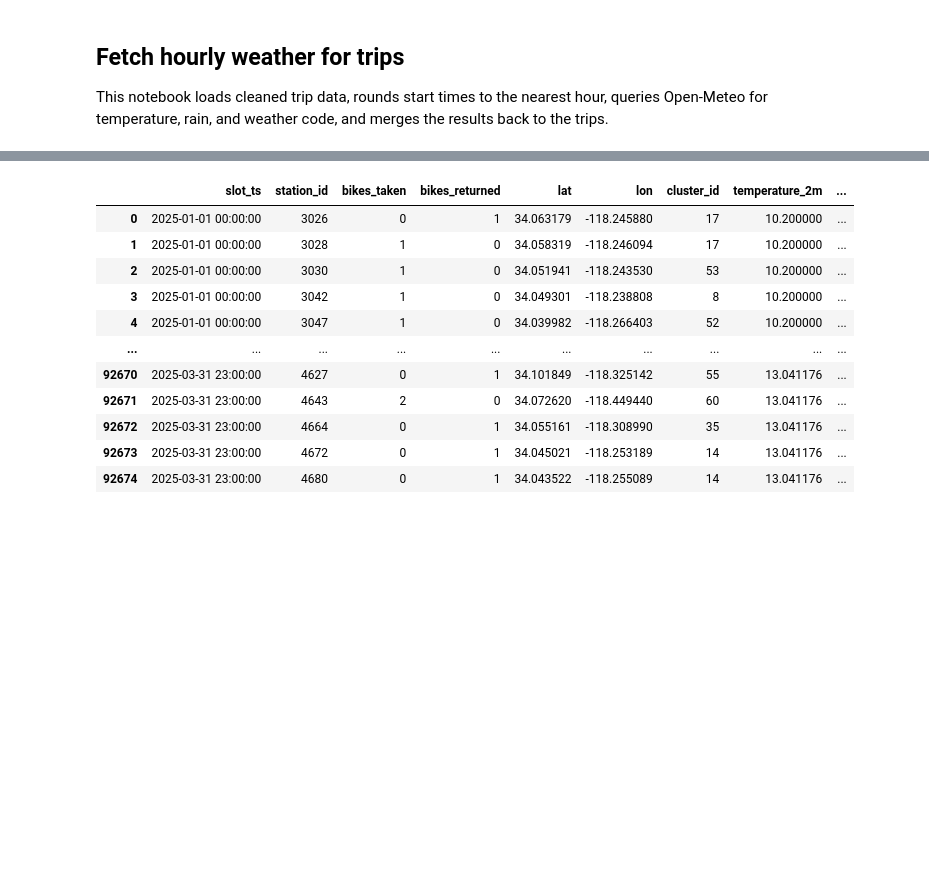
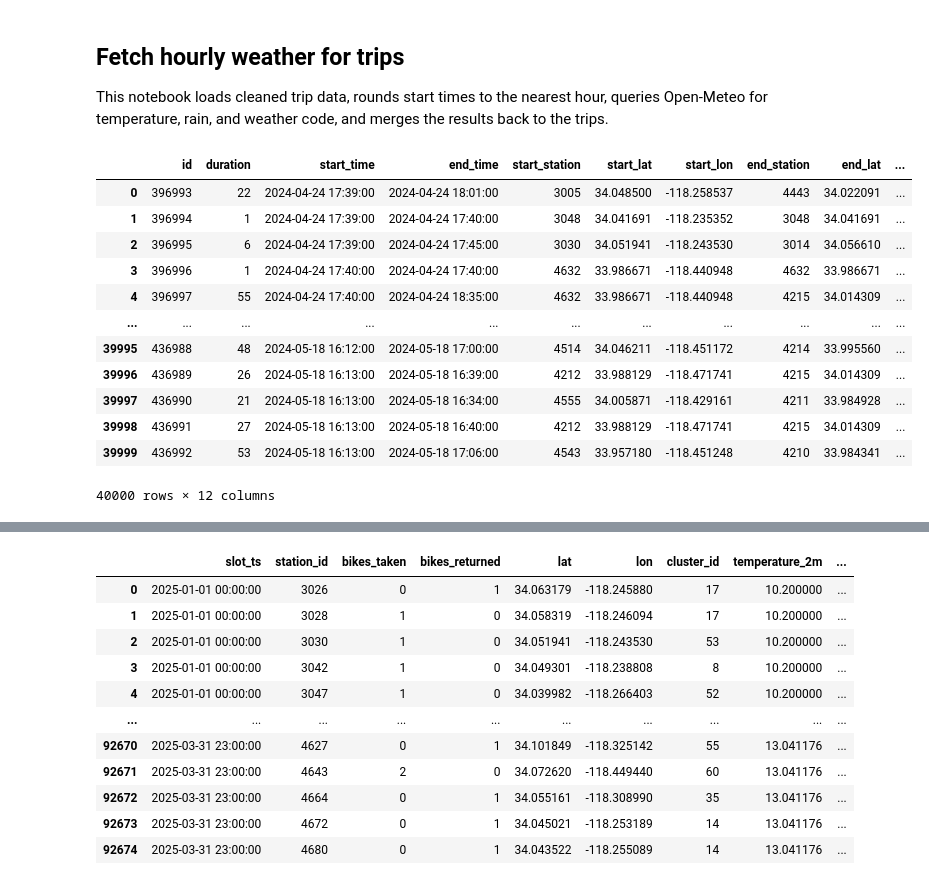
Before and after one commit to cemGr/TransportStationLiveFeed, a Jupyter notebook: jupyter/weather_data_book.ipynb, the cells around one changed output, grey strips where cells are left out. Saved outputs shown, nothing was run; the diff lists cells and outputs as text; code cells hidden in the pictures; blank space fills up the shorter version.

```diff
--- a/jupyter/weather_data_book.ipynb
+++ b/jupyter/weather_data_book.ipynb
@@ -1,6 +1,36 @@
 # %% [markdown]
 ## Fetch hourly weather for trips
 This notebook loads cleaned trip data, rounds start times to the nearest hour, queries Open-Meteo for temperature, rain, and weather code, and merges the results back to the trips.
+# %%
+from concurrent.futures import ThreadPoolExecutor, as_completed
+
+import sys
+import os
+
+# Add the parent directory to sys.path so 'src' can be imported
+sys.path.append(os.path.abspath(os.path.join(os.getcwd(), '..')))
+
+from src.db import open_connection
+import pandas as pd
+
+conn = open_connection()
+
+trips_df = pd.read_sql_query('SELECT * FROM public.trips LIMIT 40000;', conn)
+trips_df
+# %% [output]
+|  | id | duration | start_time | end_time | start_station | start_lat | start_lon | end_station | end_lat | ... |
+| 0 | 396993 | 22 | 2024-04-24 17:39:00 | 2024-04-24 18:01:00 | 3005 | 34.048500 | -118.258537 | 4443 | 34.022091 | ... |
+| 1 | 396994 | 1 | 2024-04-24 17:39:00 | 2024-04-24 17:40:00 | 3048 | 34.041691 | -118.235352 | 3048 | 34.041691 | ... |
+| 2 | 396995 | 6 | 2024-04-24 17:39:00 | 2024-04-24 17:45:00 | 3030 | 34.051941 | -118.243530 | 3014 | 34.056610 | ... |
+| 3 | 396996 | 1 | 2024-04-24 17:40:00 | 2024-04-24 17:40:00 | 4632 | 33.986671 | -118.440948 | 4632 | 33.986671 | ... |
+| 4 | 396997 | 55 | 2024-04-24 17:40:00 | 2024-04-24 18:35:00 | 4632 | 33.986671 | -118.440948 | 4215 | 34.014309 | ... |
+| ... | ... | ... | ... | ... | ... | ... | ... | ... | ... | ... |
+| 39995 | 436988 | 48 | 2024-05-18 16:12:00 | 2024-05-18 17:00:00 | 4514 | 34.046211 | -118.451172 | 4214 | 33.995560 | ... |
+| 39996 | 436989 | 26 | 2024-05-18 16:13:00 | 2024-05-18 16:39:00 | 4212 | 33.988129 | -118.471741 | 4215 | 34.014309 | ... |
+| 39997 | 436990 | 21 | 2024-05-18 16:13:00 | 2024-05-18 16:34:00 | 4555 | 34.005871 | -118.429161 | 4211 | 33.984928 | ... |
+| 39998 | 436991 | 27 | 2024-05-18 16:13:00 | 2024-05-18 16:40:00 | 4212 | 33.988129 | -118.471741 | 4215 | 34.014309 | ... |
+| 39999 | 436992 | 53 | 2024-05-18 16:13:00 | 2024-05-18 17:06:00 | 4543 | 33.957180 | -118.451248 | 4210 | 33.984341 | ... |
+40000 rows × 12 columns
 # %%
 import pandas as pd
 import numpy as np
```
Also changed, not shown: parts of 5 cells of this notebook, 2 other files.
